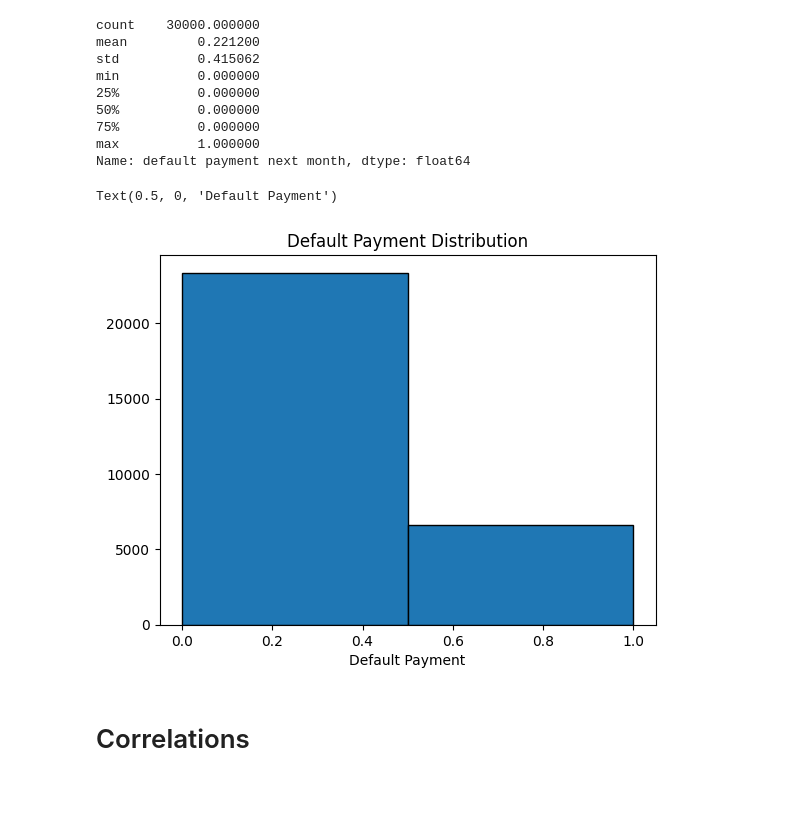
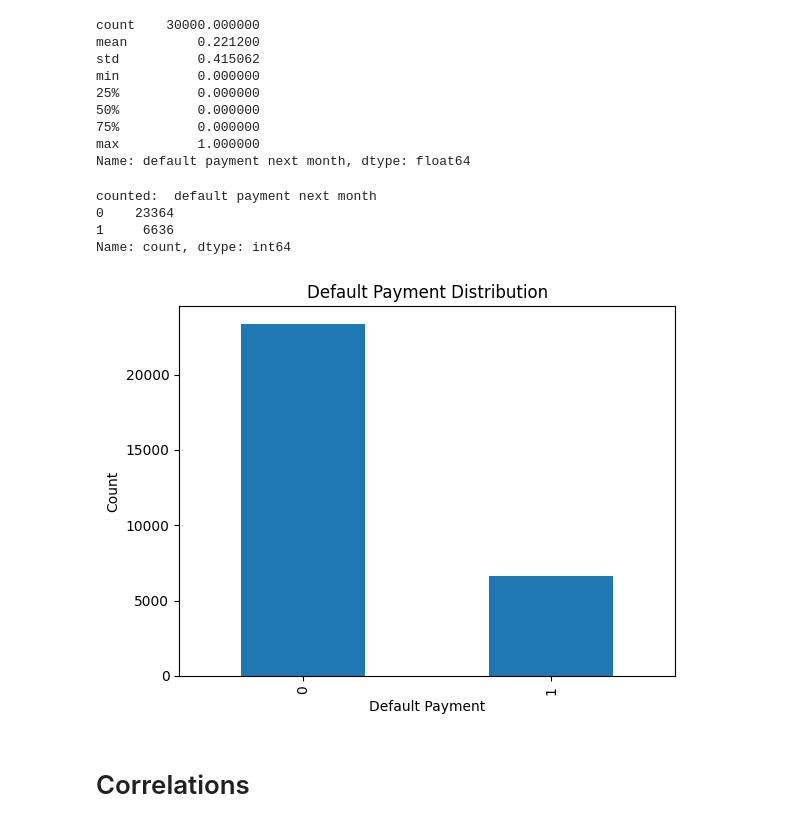
Before and after one commit to MaximeBoulat/AAI500-TeamProject, a Jupyter notebook: MaxNotebook.ipynb, the cells around one changed output. Drawn from its saved outputs; the diff is of its cells as text; code cells hidden in the pictures; blank space fills up the shorter version.

```diff
--- a/MaxNotebook.ipynb
+++ b/MaxNotebook.ipynb
@@ -116,12 +144,22 @@ min          0.000000
 max          1.000000
 Name: default payment next month, dtype: float64
 # %%
-plt.hist(default_payment, bins=2, edgecolor='black')
+counted = default_payment.value_counts()
+
+print("counted: ", counted)
+
+counted.plot.bar()
+
 plt.title('Default Payment Distribution')
 plt.xlabel('Default Payment')
+plt.ylabel('Count')
+plt.show()
 # %% [output]
-Text(0.5, 0, 'Default Payment')
+counted:  default payment next month
+0    23364
+1     6636
+Name: count, dtype: int64
-[figure, old version]
+[figure, new version]
 # %% [markdown]
 # Correlations
 # %%
```
Also changed, not shown: parts of 11 cells of this notebook.
